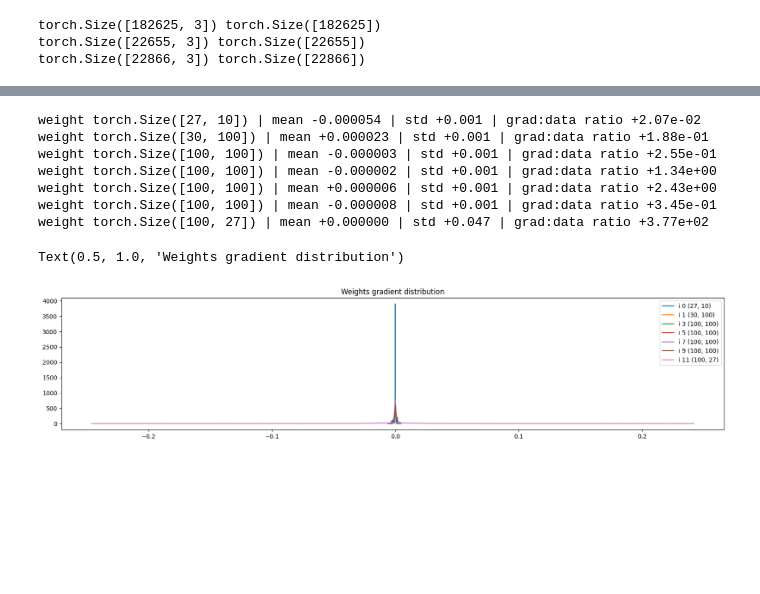
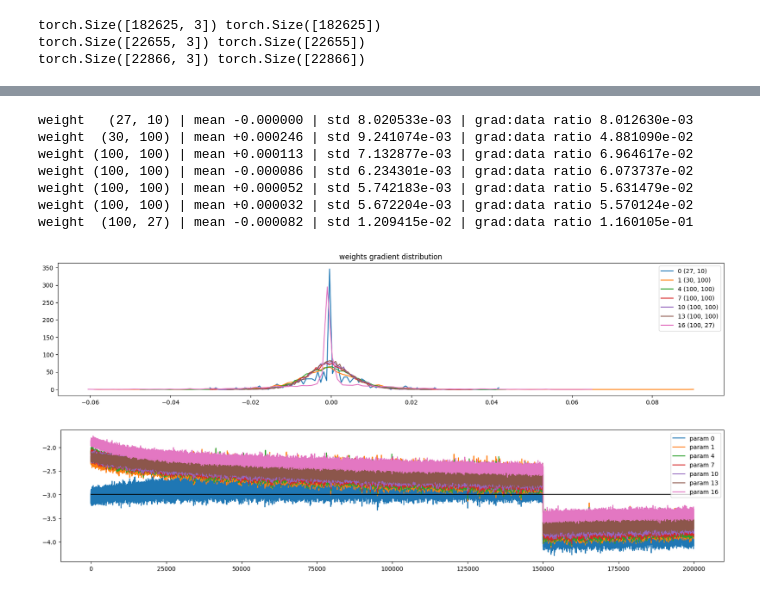
Before and after one commit to bartekstru/lite-language-model, a Jupyter notebook: gradients.ipynb, the cells around one changed output, grey strips where cells are left out. Saved outputs shown, nothing was run; the diff lists cells and outputs as text; code cells hidden in the pictures; blank space fills up the shorter version.

```diff
--- a/gradients.ipynb
+++ b/gradients.ipynb
@@ -202,14 +232,14 @@ Text(0.5, 1.0, 'Activation distribution')
 # %%
-# visualize historgams for the backward pass
-plt.figure(figsize=(20, 4))
+# visualize histograms
+plt.figure(figsize=(20, 4)) # width and height of the plot
 legends = []
-for i, layer in enumerate(layers):
-    if isinstance(layer, Tanh):
-        t = layer.out.grad
-        print(f"layer %d (%10s): mean %+.2f, std %+.2f, saturated %.2f%%" % (i, layer.__class__.__name__, t.mean(), t.std(), (t > 0.9).float().mean() * 100))
-        hy, hx = torch.histogram(t.data.flatten(), bins=100)
-        plt.plot(hx[:-1].detach(), hy.detach())
-        legends.append(f'Layer {i} {layer.__class__.__name__}')
-plt.legend(legends)
-plt.title('Activation distribution')
+for i, layer in enumerate(layers[:-1]): # note: exclude the output layer
+  if isinstance(layer, Tanh):
+    t = layer.out.grad
+    print('layer %d (%10s): mean %+f, std %e' % (i, layer.__class__.__name__, t.mean(), t.std()))
+    hy, hx = torch.histogram(t, density=True)
+    plt.plot(hx[:-1].detach(), hy.detach())
+    legends.append(f'layer {i} ({layer.__class__.__name__}')
+plt.legend(legends);
+plt.title('gradient distribution')
 # %% [output]
@@ -223,24 +253,34 @@ Text(0.5, 1.0, 'Activation distribution')
 # %%
-# visualize historgams for the backward pass
-plt.figure(figsize=(20, 4))
+# visualize histograms
+plt.figure(figsize=(20, 4)) # width and height of the plot
 legends = []
-for i, p in enumerate(parameters):
-    t = p.grad
-    if p.ndim == 2:
-        print(f"weight %10s | mean %+.6f | std %+.3f | grad:data ratio %+.2e" % (p.shape, t.mean(), t.std(), (t/p.data).std()))
-        hy, hx = torch.histogram(t, density=True)
-        plt.plot(hx[:-1].detach(), hy.detach())
-        legends.append(f"i {i} {tuple(p.shape)}")
+for i,p in enumerate(parameters):
+  t = p.grad
+  if p.ndim == 2:
+    print('weight %10s | mean %+f | std %e | grad:data ratio %e' % (tuple(p.shape), t.mean(), t.std(), t.std() / p.std()))
+    hy, hx = torch.histogram(t, density=True)
+    plt.plot(hx[:-1].detach(), hy.detach())
+    legends.append(f'{i} {tuple(p.shape)}')
 plt.legend(legends)
-plt.title('Weights gradient distribution')
+plt.title('weights gradient distribution');
 # %% [output]
-weight torch.Size([27, 10]) | mean -0.000054 | std +0.001 | grad:data ratio +2.07e-02
-weight torch.Size([30, 100]) | mean +0.000023 | std +0.001 | grad:data ratio +1.88e-01
-weight torch.Size([100, 100]) | mean -0.000003 | std +0.001 | grad:data ratio +2.55e-01
-weight torch.Size([100, 100]) | mean -0.000002 | std +0.001 | grad:data ratio +1.34e+00
-weight torch.Size([100, 100]) | mean +0.000006 | std +0.001 | grad:data ratio +2.43e+00
-weight torch.Size([100, 100]) | mean -0.000008 | std +0.001 | grad:data ratio +3.45e-01
-weight torch.Size([100, 27]) | mean +0.000000 | std +0.047 | grad:data ratio +3.77e+02
+weight   (27, 10) | mean -0.000000 | std 8.020533e-03 | grad:data ratio 8.012630e-03
+weight  (30, 100) | mean +0.000246 | std 9.241074e-03 | grad:data ratio 4.881090e-02
+weight (100, 100) | mean +0.000113 | std 7.132877e-03 | grad:data ratio 6.964617e-02
+weight (100, 100) | mean -0.000086 | std 6.234301e-03 | grad:data ratio 6.073737e-02
+weight (100, 100) | mean +0.000052 | std 5.742183e-03 | grad:data ratio 5.631479e-02
+weight (100, 100) | mean +0.000032 | std 5.672204e-03 | grad:data ratio 5.570124e-02
+weight  (100, 27) | mean -0.000082 | std 1.209415e-02 | grad:data ratio 1.160105e-01
-Text(0.5, 1.0, 'Weights gradient distribution')
-[figure, old version]
+[figure, new version]
+# %%
+plt.figure(figsize=(20, 4))
+legends = []
+for i,p in enumerate(parameters):
+  if p.ndim == 2:
+    plt.plot([ud[j][i] for j in range(len(ud))])
+    legends.append('param %d' % i)
+plt.plot([0, len(ud)], [-3, -3], 'k') # these ratios should be ~1e-3, indicate on plot
+plt.legend(legends);
+# %% [output]
+[figure, added]
 # %%
```
Also changed, not shown: parts of 7 cells of this notebook, 1 other file.
